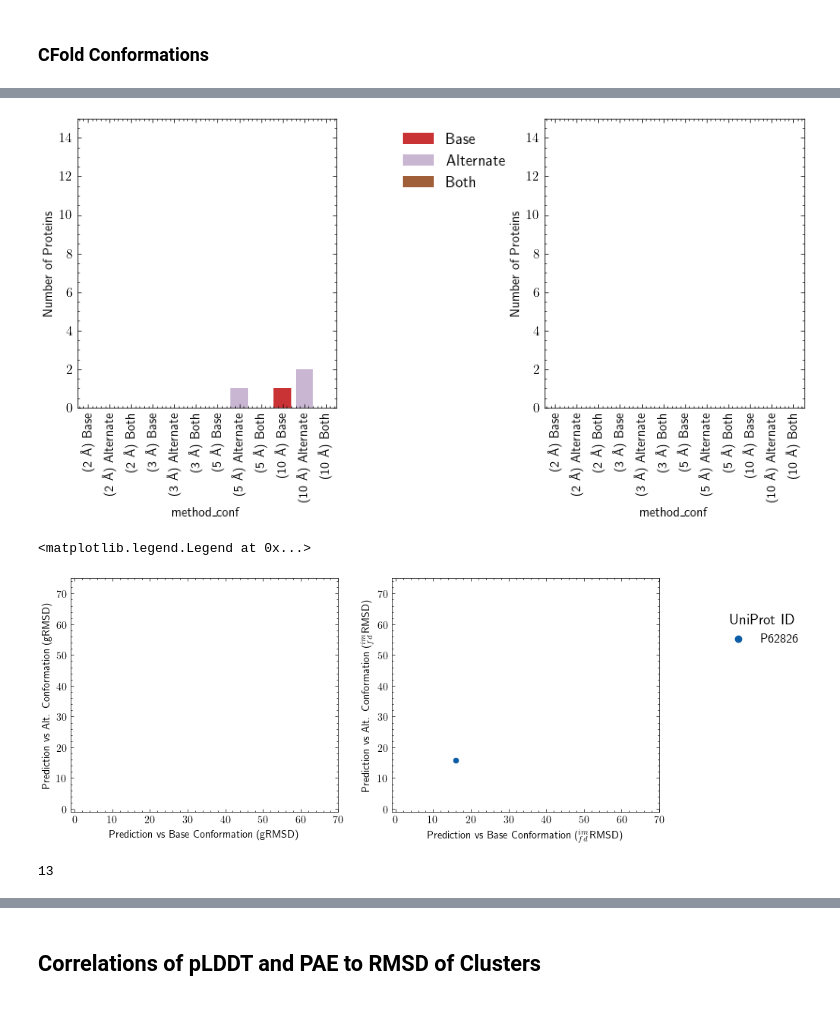
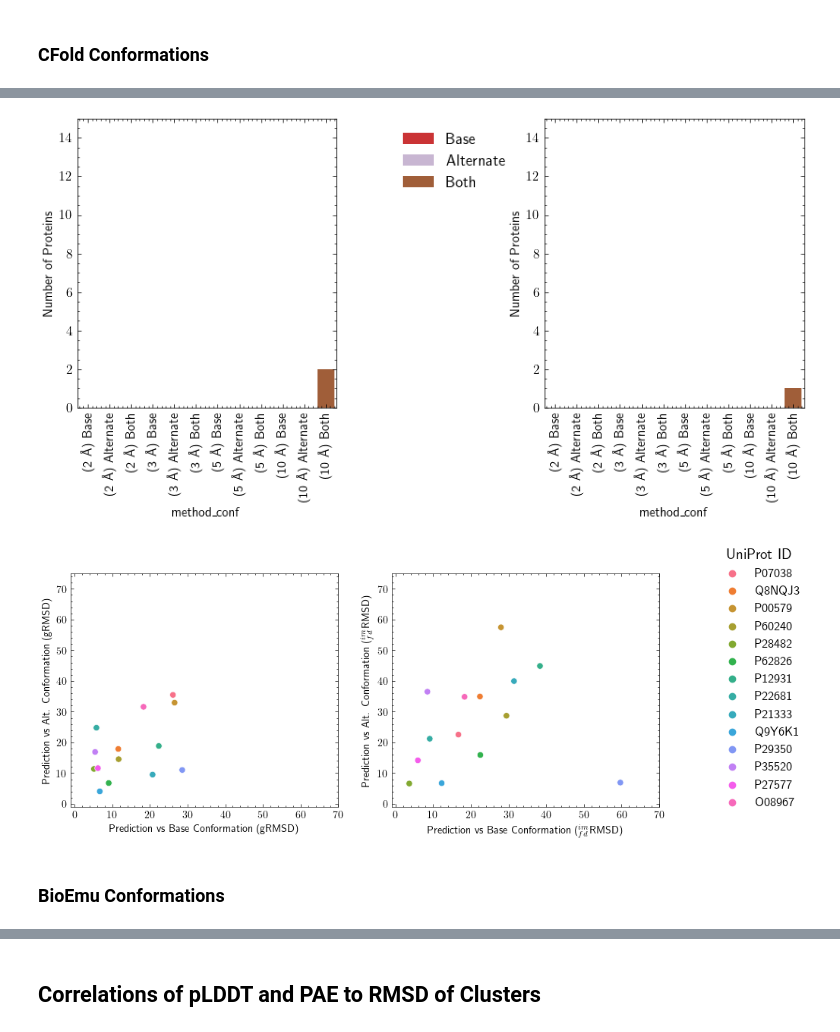
Before and after one commit to bperkinsj/autoinhibition_and_alphafold2, a Jupyter notebook: paper_figs.ipynb, the cells around one changed output, grey strips where cells are left out. Cells and saved outputs as stored; diff of their text form; code cells hidden in the pictures.

Commit message:
BioEmu and CFold conformations and scatter

```diff
--- a/paper_figs.ipynb
+++ b/paper_figs.ipynb
@@ -3270,4 +3251,5 @@ cfold
 # %%
+# CFold alternate conformation
 cfold2 = cfold.copy()
 cfold2 = cfold2.rename(columns={imd1: im, fdd2: fd, imfdd1d2: imfd})
 cfold2['Type'] = 'CFold'
@@ -3276,17 +3258,10 @@ cfold2['Type'] = 'CFold'
 get_cfold2_bins = pd.concat([clSub2, cfold2])
 
 cfold2_bins = assign_bins(get_cfold2_bins)
-cfold2_bins = cfold2_bins[cfold2_bins['Type'] == 'CFold']
+best_conf_two_grmsd_cfold = cfold2_bins[cfold2_bins['Type'] == 'CFold']
 
-# Make a dataframe for CFold base conformation and alternate conformations based on gRMSD
-best_conf_one_grmsd_cfold = cfold2_bins[cfold2_bins['bin_id'].isin(best_conf_one_grmsd['bin_id'])] # Shares a bin ID with the full-depth base conformation
-best_conf_one_grmsd_cfold['Type'] = 'CFold vs Base Conf.'
-best_conf_two_grmsd_cfold = cfold2_bins[~cfold2_bins['bin_id'].isin(best_conf_one_grmsd['bin_id'])] # Opposite of above
-best_conf_two_grmsd_cfold['Type'] = 'CFold vs Alt. Conf.'
-
-# Make a dataframe for CFold base conformation and alternate conformations based on imfdRMSD
-best_conf_one_cfold = cfold2_bins[cfold2_bins['bin_id'].isin(best_conf_one['bin_id'])]
-best_conf_two_cfold = cfold2_bins[~cfold2_bins['bin_id'].isin(best_conf_one['bin_id'])]
+# Make a dataframe for CFold alternate conformations based on imfdRMSD
+best_conf_two_cfold = best_conf_two_grmsd_cfold
 # %% [output]
 A value is trying to be set on a copy of a slice from a DataFrame.
 Try using .loc[row_indexer,col_indexer] = value instead
@@ -3326,0 +3283,18 @@ cfold2_bins
+# %%
+# Prepare CFold base conformations
+
+cf_base = pd.read_csv('./project_pipeline/data/jp_data/rmsds_cfold_base_best.tsv', sep='\t').rename(columns={'uniprot': 'UniProt', 'pdb': 'PDB',
+                                                                                                                      '1_aligned': imd1, '2_aligned': fdd2,
+                                                                                                                      '2_comp': imfdd1d2, 'complex_rmsd': 'gRMSD'}) \
+                                                                                                                      .drop(columns=['region_1', 'region_2', '1_comp'])
+
+cf_base = cf_base.rename(columns={imd1: im, fdd2: fd, imfdd1d2: imfd})
+cf_base['Type'] = 'CFold'
+
+# Assign bins for Cfold structures compared to full-depth structures
+get_cf_base_bins = pd.concat([clSub2, cf_base])
+
+cf_base_bins = assign_bins(get_cf_base_bins)
+best_conf_one_grmsd_cfold = cf_base_bins[cf_base_bins['Type'] == 'CFold']
+# imfdRMSD
+best_conf_one_cfold = best_conf_one_grmsd_cfold
@@ -3638,6 +3695,6 @@ best_conf_one_grmsd_cfold
 # %%
 cf_scatter = pd.merge(best_conf_one_grmsd_cfold, best_conf_two_grmsd_cfold, how='left', on='UniProt')
-cf_scatter_imfd = pd.merge(best_conf_one_cfold, best_conf_one_cfold, how='left', on='UniProt')
+cf_scatter_imfd = pd.merge(best_conf_one_cfold, best_conf_two_cfold, how='left', on='UniProt')
 # %%
 fig, ax = plt.subplots(1, 2, figsize=(10, 4))
 
@@ -3657,34 +3714,30 @@ plt.subplots_adjust(wspace=0.8)
 
 plt.savefig('./project_pipeline/data/figures/paper/cfold_conformations.png', dpi=500, bbox_inches='tight')
 # %% [output]
-[figure, old version]
+[figure, new version]
 # %%
-# We don't have complete data for our CFold structures, only the best comparisons (i.e. if P62826 Cfold prediction is closest to base conformation,
-# then we will only have data for that comparison. Kind of annoying.)
-
 fig, ax = plt.subplots(1, 2, figsize=(10, 4))
 
 sns.scatterplot(data=cf_scatter, x='gRMSD_x', y='gRMSD_y', ax=ax[0], hue='UniProt')
 ax[0].set_xlim(-1, 70)
 ax[0].set_ylim(-1, 75)
 ax[0].set_xlabel('Prediction vs Base Conformation (gRMSD)')
 ax[0].set_ylabel('Prediction vs Alt. Conformation (gRMSD)')
 ax[0].get_legend().remove()
 
 sns.scatterplot(data=cf_scatter_imfd, x='$_{fd}^{im}$RMSD_x', y='$_{fd}^{im}$RMSD_y', ax=ax[1], hue='UniProt')
 ax[1].set_xlim(-1, 70)
 ax[1].set_ylim(-1, 75)
 ax[1].set_xlabel('Prediction vs Base Conformation ($_{fd}^{im}$RMSD)')
 ax[1].set_ylabel('Prediction vs Alt. Conformation ($_{fd}^{im}$RMSD)')
 ax[1].get_legend().remove()
 
 handles, labels = ax[1].get_legend_handles_labels()
 fig.legend(handles, labels, title='UniProt ID',
-           title_fontsize=14, fontsize=12, bbox_to_anchor=(1.1, .8))
+           title_fontsize=14, fontsize=12, bbox_to_anchor=(1.1, 1))
+
+plt.savefig('./project_pipeline/data/figures/paper/cfold_scatter.png', dpi=500, bbox_inches='tight')
 # %% [output]
-<matplotlib.legend.Legend at 0x...>
-[figure, old version]
+[figure, new version]
-# %%
-best_conf_two_cfold['UniProt'].nunique()
-# %% [output]
-13
+# %% [markdown]
+### BioEmu Conformations
```
Also changed, not shown: parts of 16 cells of this notebook, 4 other files.
